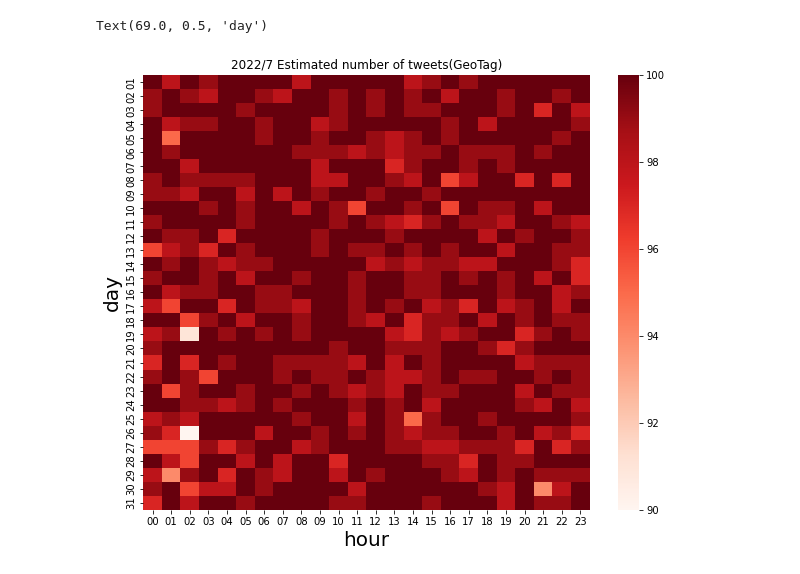
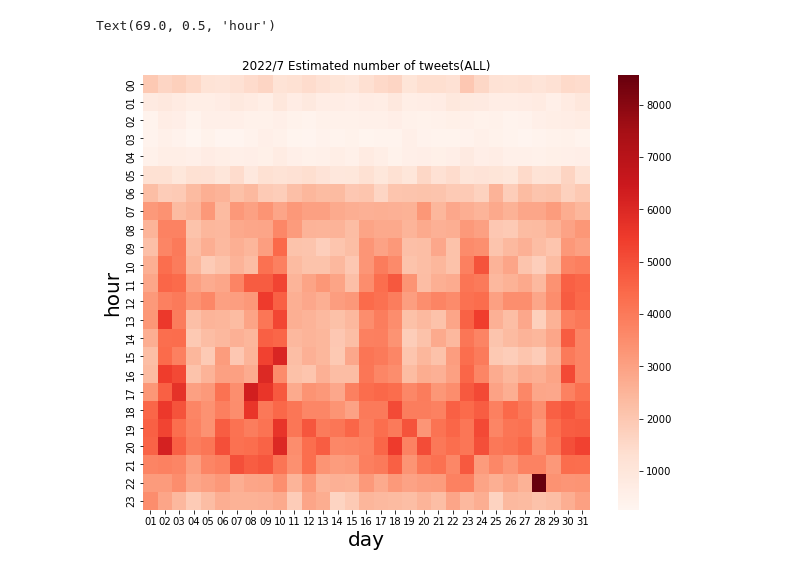
Before and after one commit to sy-zvjkqv/persons_move_analysis, a Jupyter notebook: notebooks/mobile/analysis_from_GeoTweets.ipynb, the cells around one changed output. Cells and saved outputs as stored; diff of their text form; code cells hidden in the pictures.

Commit message:
compare mobile_data and twitter geotaged data

```diff
--- a/notebooks/mobile/analysis_from_GeoTweets.ipynb
+++ b/notebooks/mobile/analysis_from_GeoTweets.ipynb
@@ -68,14 +32,35 @@ df_geotaged_Tokyo_station
 # %%
-list_tweet_range = []
+list_tweet_range_month7_Geo = []
 for day in day_list:
     day = int(day)
-    df_perday = df_geotaged_Tokyo_station[(df_geotaged_Tokyo_station['created_at'].dt.day==day)]
-    list_tweet_range_per_day = []
+    df_perday = df_month7_Geo[(df_month7_Geo['created_at'].dt.day==day)]
+    list_tweet_range_month7_Geo_per_day = []
     for hour in hour_list:
         hour = int(hour)
-        end_time = df_perday[(df_perday['created_at'].dt.hour==hour)].head(1)['created_at'].values
-        start_time = df_perday[(df_perday['created_at'].dt.hour==hour)].tail(1)['created_at'].values
-        delta = int(end_time-start_time)*(10**(-9))
+        df_perhour = df_perday[(df_perday['created_at'].dt.hour==hour)]
+        end_time = df_perhour .head(1)['created_at'].values
+        start_time = df_perhour .tail(1)['created_at'].values
+        if (len(df_perhour)==0 or len(df_perhour)==1):
+            delta = 999
+        elif (start_time==end_time):
+            delta = 2
+        else:
+            delta = int(end_time-start_time)*(10**(-9))
         #print(f"{start_time} {end_time} {delta}")
-        list_tweet_range_per_day.append(delta)
-    list_tweet_range.append(list_tweet_range_per_day)
+        list_tweet_range_month7_Geo_per_day.append(delta)
+    list_tweet_range_month7_Geo.append(list_tweet_range_month7_Geo_per_day)
+list_tweets_count_month7_Geo = []
+for day in day_list:
+    day = int(day)
+    df_perday = df_month7_Geo[(df_month7_Geo['created_at'].dt.day==day)]
+    dict_count_per_hour = df_perday["creatid_at_hour"].value_counts(sort=False).to_dict()
+    list_tweets_count_month7_Geo_per_hour = []
+    for hour in hour_list:
+        if hour in dict_count_per_hour:
+            list_tweets_count_month7_Geo_per_hour.append(dict_count_per_hour[hour])
+        else:
+            list_tweets_count_month7_Geo_per_hour.append(0)
+    list_tweets_count_month7_Geo.append(list_tweets_count_month7_Geo_per_hour)
+list_tweet_range_month7_Geo = np.array(list_tweet_range_month7_Geo)
+list_tweets_count_month7_Geo = np.array(list_tweets_count_month7_Geo)
+estimate_month7_Geo = list_tweets_count_month7_Geo*(3600/list_tweet_range_month7_Geo)
@@ -136,9 +69,9 @@ estimate = scipy.stats.zscore(estimate)
 # %%
 plt.subplots(facecolor="white",figsize=(10,8))
-heatmap = sns.heatmap(list_tweets_count,xticklabels=hour_list, yticklabels=day_list, cmap="Reds")
-heatmap.set_title('2022/7 Estimated number of tweets(GeoTag)')
-heatmap.set_xlabel('hour',fontsize=20)
-heatmap.set_ylabel('day',fontsize=20)
+heatmap = sns.heatmap(estimate_month7_Geo.T,xticklabels=day_list, yticklabels=hour_list, cmap="Reds")
+heatmap.set_title('2022/7 Estimated number of tweets(ALL)')
+heatmap.set_xlabel('day',fontsize=20)
+heatmap.set_ylabel('hour',fontsize=20)
 # %% [output]
-Text(69.0, 0.5, 'day')
+Text(69.0, 0.5, 'hour')
-[figure, old version]
+[figure, new version]
```
Also changed, not shown: parts of 13 cells of this notebook, 9 other files.
